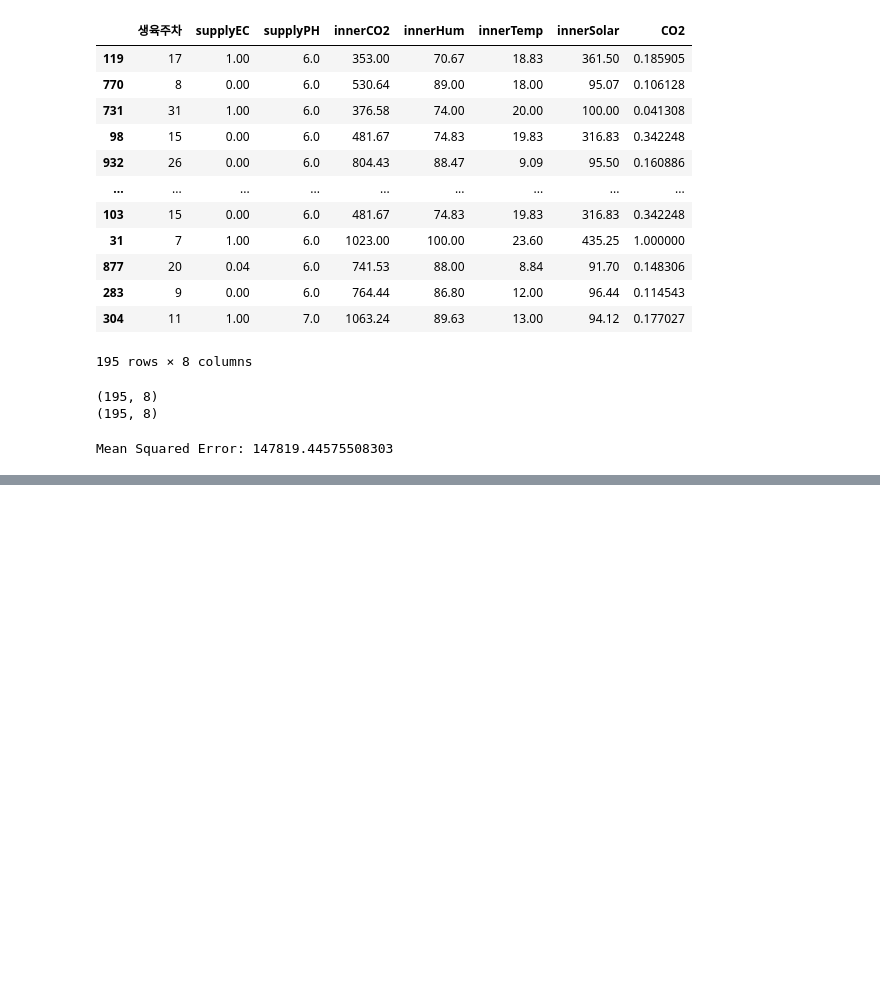
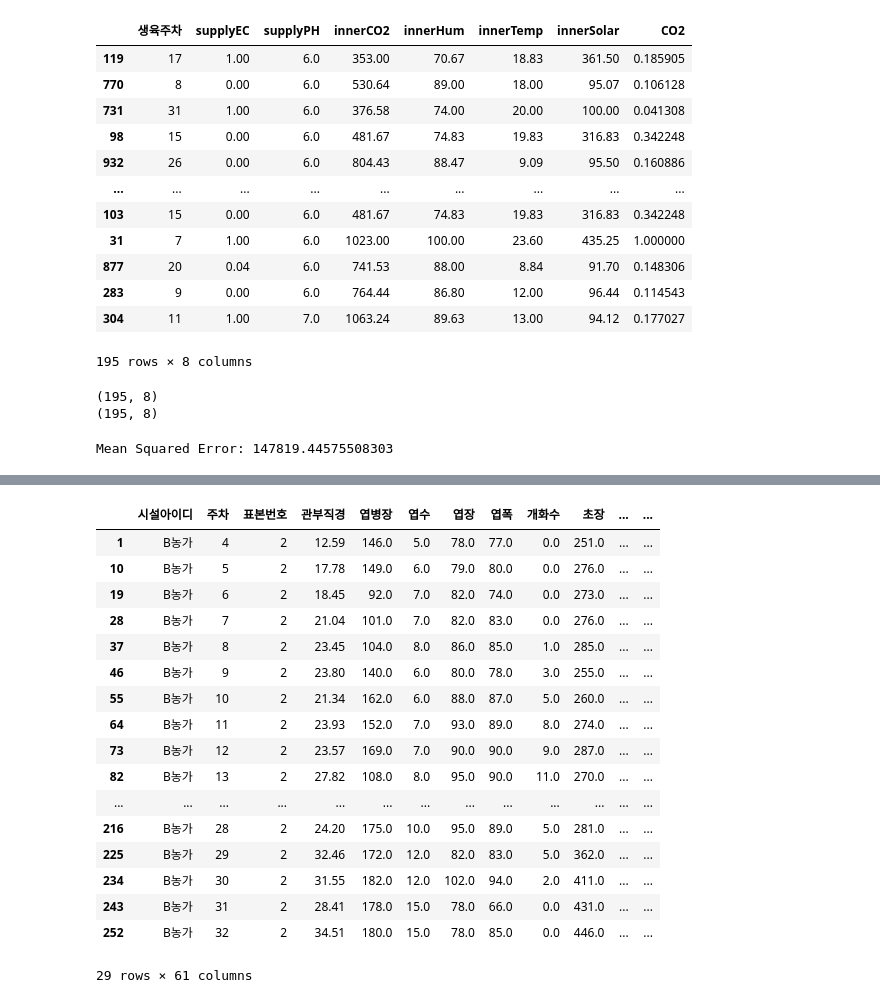
Before and after one commit to CodeArt-Team/MLcompetetion, a Jupyter notebook: BerryMachineLearning/input정제_Kang.ipynb, the cells around one changed output, grey strips where cells are left out. Saved outputs shown, nothing was run; the diff lists cells and outputs as text; code cells hidden in the pictures; blank space fills up the shorter version.

```diff
--- a/BerryMachineLearning/input정제_Kang.ipynb
+++ b/BerryMachineLearning/input정제_Kang.ipynb
@@ -1281,0 +1490,21 @@ Mean Squared Error: 147819.44575508303
+# %%
+bb[bb["표본번호"] == 2]
+# %% [output]
+|  | 시설아이디 | 주차 | 표본번호 | 관부직경 | 엽병장 | 엽수 | 엽장 | 엽폭 | 개화수 | 초장 | ... | ... |
+| 1 | B농가 | 4 | 2 | 12.59 | 146.0 | 5.0 | 78.0 | 77.0 | 0.0 | 251.0 | ... | ... |
+| 10 | B농가 | 5 | 2 | 17.78 | 149.0 | 6.0 | 79.0 | 80.0 | 0.0 | 276.0 | ... | ... |
+| 19 | B농가 | 6 | 2 | 18.45 | 92.0 | 7.0 | 82.0 | 74.0 | 0.0 | 273.0 | ... | ... |
+| 28 | B농가 | 7 | 2 | 21.04 | 101.0 | 7.0 | 82.0 | 83.0 | 0.0 | 276.0 | ... | ... |
+| 37 | B농가 | 8 | 2 | 23.45 | 104.0 | 8.0 | 86.0 | 85.0 | 1.0 | 285.0 | ... | ... |
+| 46 | B농가 | 9 | 2 | 23.80 | 140.0 | 6.0 | 80.0 | 78.0 | 3.0 | 255.0 | ... | ... |
+| 55 | B농가 | 10 | 2 | 21.34 | 162.0 | 6.0 | 88.0 | 87.0 | 5.0 | 260.0 | ... | ... |
+| 64 | B농가 | 11 | 2 | 23.93 | 152.0 | 7.0 | 93.0 | 89.0 | 8.0 | 274.0 | ... | ... |
+| 73 | B농가 | 12 | 2 | 23.57 | 169.0 | 7.0 | 90.0 | 90.0 | 9.0 | 287.0 | ... | ... |
+| 82 | B농가 | 13 | 2 | 27.82 | 108.0 | 8.0 | 95.0 | 90.0 | 11.0 | 270.0 | ... | ... |
+| ... | ... | ... | ... | ... | ... | ... | ... | ... | ... | ... | ... | ... |
+| 216 | B농가 | 28 | 2 | 24.20 | 175.0 | 10.0 | 95.0 | 89.0 | 5.0 | 281.0 | ... | ... |
+| 225 | B농가 | 29 | 2 | 32.46 | 172.0 | 12.0 | 82.0 | 83.0 | 5.0 | 362.0 | ... | ... |
+| 234 | B농가 | 30 | 2 | 31.55 | 182.0 | 12.0 | 102.0 | 94.0 | 2.0 | 411.0 | ... | ... |
+| 243 | B농가 | 31 | 2 | 28.41 | 178.0 | 15.0 | 78.0 | 66.0 | 0.0 | 431.0 | ... | ... |
+| 252 | B농가 | 32 | 2 | 34.51 | 180.0 | 15.0 | 78.0 | 85.0 | 0.0 | 446.0 | ... | ... |
+29 rows × 61 columns
```
Also changed, not shown: parts of 27 cells of this notebook.
